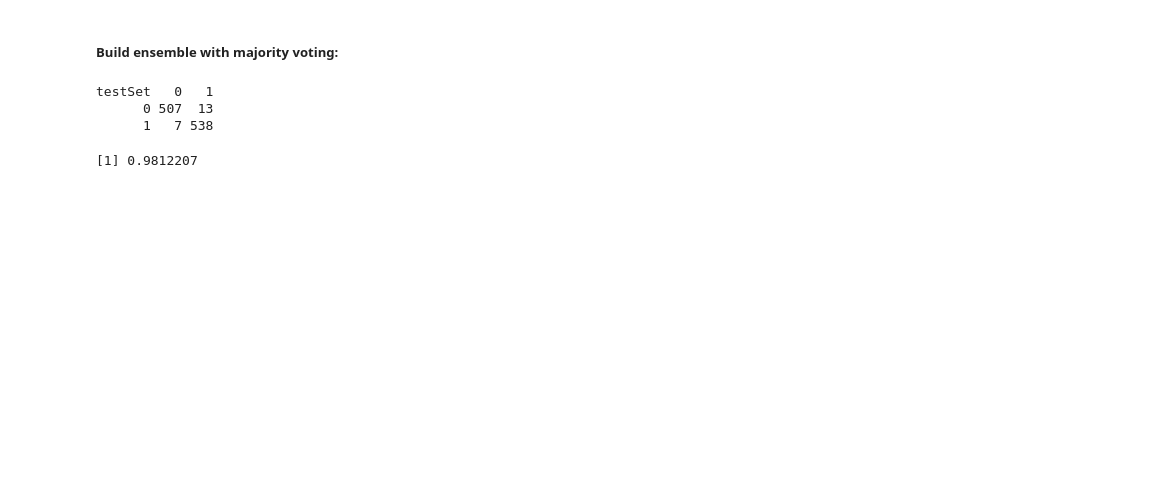
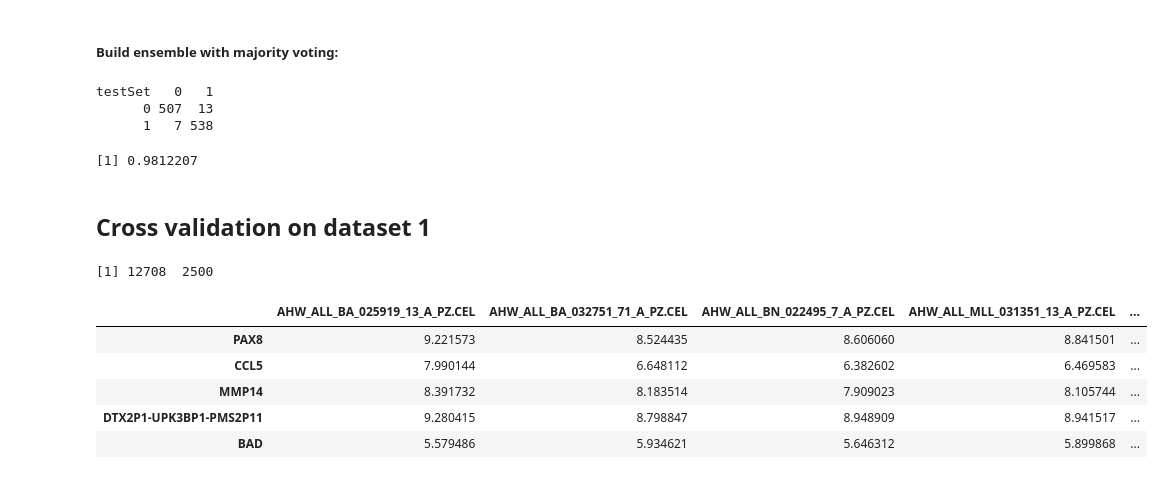
Before and after one commit to nclgbd/geneGPT, a Jupyter notebook: models.ipynb, the cells around one changed output. Cells and saved outputs as stored; diff of their text form; code cells hidden in the pictures; blank space fills up the shorter version.

```diff
--- a/models.ipynb
+++ b/models.ipynb
@@ -251,3 +254,5 @@ accuracy <- (conf_matrix[1] + conf_matrix[4]) / sum(conf_matrix)
 accuracy
 # %% [output]
 [1] 0.9812207
+# %% [markdown]
+## Cross validation on dataset 1
@@ -253,0 +261,12 @@ accuracy
+# %%
+# gene expression data
+dim(data.1)
+data.1[1:5, 1:8]
+# %% [output]
+[1] 12708  2500
+|  | AHW_ALL_BA_025919_13_A_PZ.CEL | AHW_ALL_BA_032751_71_A_PZ.CEL | AHW_ALL_BN_022495_7_A_PZ.CEL | AHW_ALL_MLL_031351_13_A_PZ.CEL | ... |
+| PAX8 | 9.221573 | 8.524435 | 8.606060 | 8.841501 | ... |
+| CCL5 | 7.990144 | 6.648112 | 6.382602 | 6.469583 | ... |
+| MMP14 | 8.391732 | 8.183514 | 7.909023 | 8.105744 | ... |
+| DTX2P1-UPK3BP1-PMS2P11 | 9.280415 | 8.798847 | 8.948909 | 8.941517 | ... |
+| BAD | 5.579486 | 5.934621 | 5.646312 | 5.899868 | ... |
```
Also changed, not shown: parts of 31 cells of this notebook.
